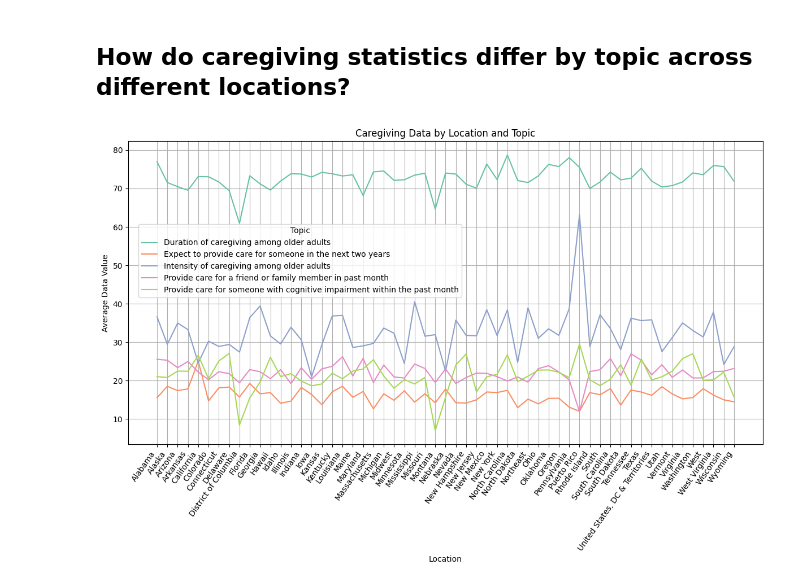
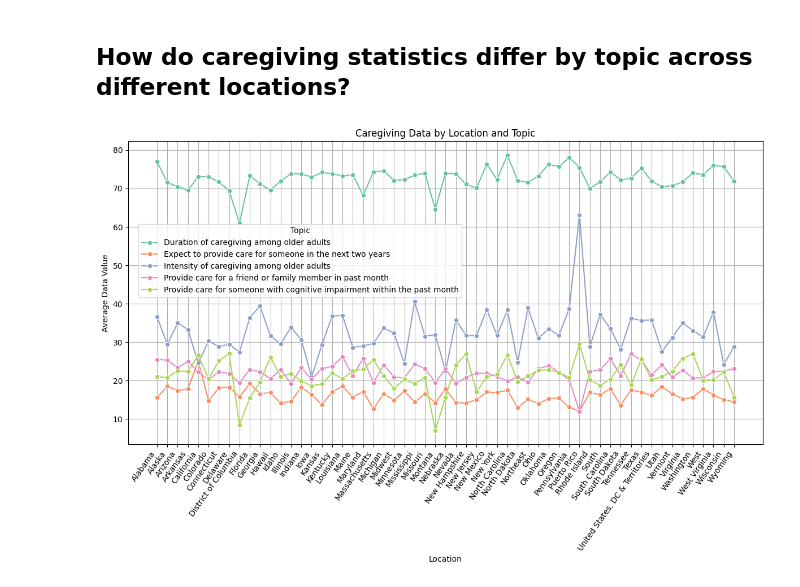
Before and after one commit to stutibimali/Alzeimer_Disease, a Jupyter notebook: alzheimer.ipynb, the cells around one changed output. Cells and saved outputs as stored; diff of their text form; code cells hidden in the pictures.

```diff
--- a/alzheimer.ipynb
+++ b/alzheimer.ipynb
@@ -48,18 +71,18 @@ Data saved to output\class_data_combined.xlsx
 ## How do caregiving statistics differ by topic across different locations?
 # %%
 # from the output taking the caregiving sheet
-df = pd.read_excel('output/class_data_combined.xlsx',sheet_name='Caregiving')
-df_filtered = df[['LocationDesc', 'Topic', 'Data_Value']]
-grouped_data = df_filtered.groupby(['LocationDesc', 'Topic'])['Data_Value'].mean().reset_index()
+df_caregiving = pd.read_excel('output/class_data_combined.xlsx',sheet_name='Caregiving')
+df_filtered1 = df_caregiving[['LocationDesc', 'Topic', 'Data_Value']]
+grouped_data = df_filtered1.groupby(['LocationDesc', 'Topic'])['Data_Value'].mean().reset_index()
 plt.figure(figsize=(12, 8))
-sns.lineplot(data=grouped_data, x='LocationDesc', y='Data_Value', hue='Topic', errorbar=None, palette='Set2')
+sns.lineplot(data=grouped_data, x='LocationDesc', y='Data_Value', hue='Topic', errorbar=None, palette='Set2',marker='o')
 plt.grid()
 plt.title('Caregiving Data by Location and Topic')
 plt.xlabel('Location')
 plt.ylabel('Average Data Value')
 plt.xticks(rotation=55, ha='right')
 plt.legend(title='Topic', bbox_to_anchor=(0.01, 0.74), loc='upper left', ncol=1)
 plt.tight_layout()
 plt.show()
 # %% [output]
-[figure, old version]
+[figure, new version]
```
Also changed, not shown: parts of 6 cells of this notebook, 1 other file.
